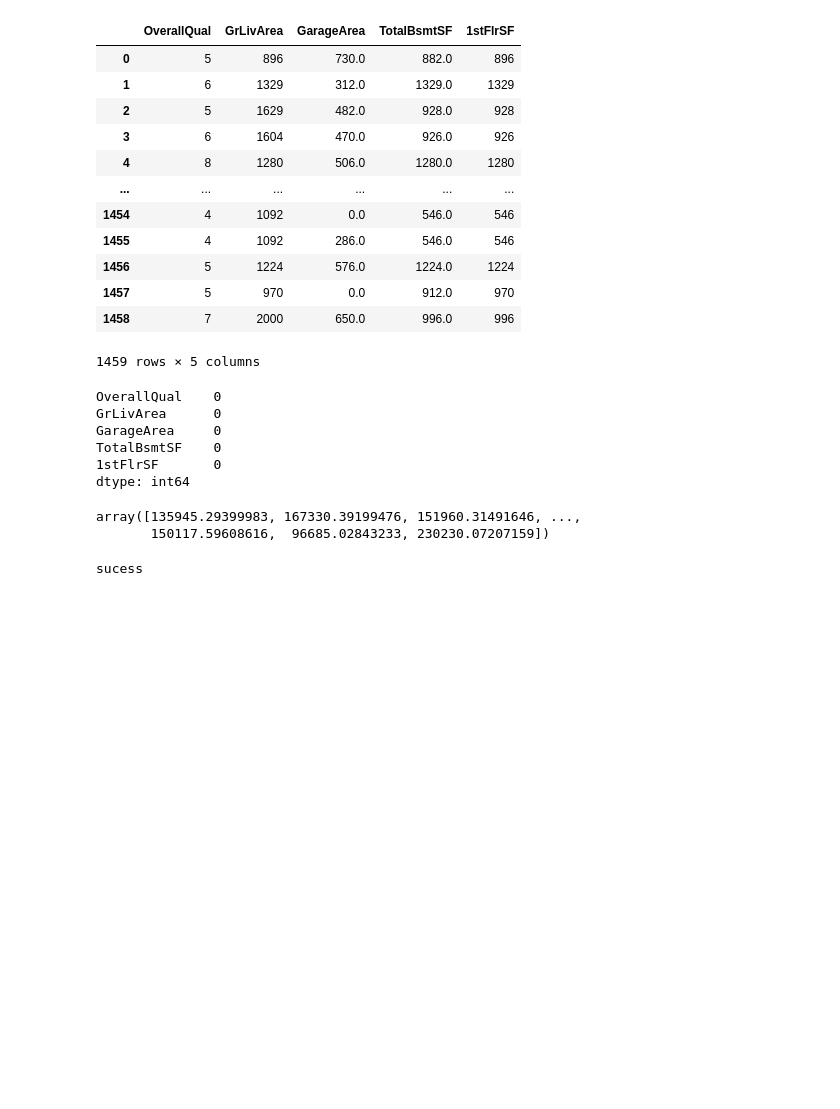
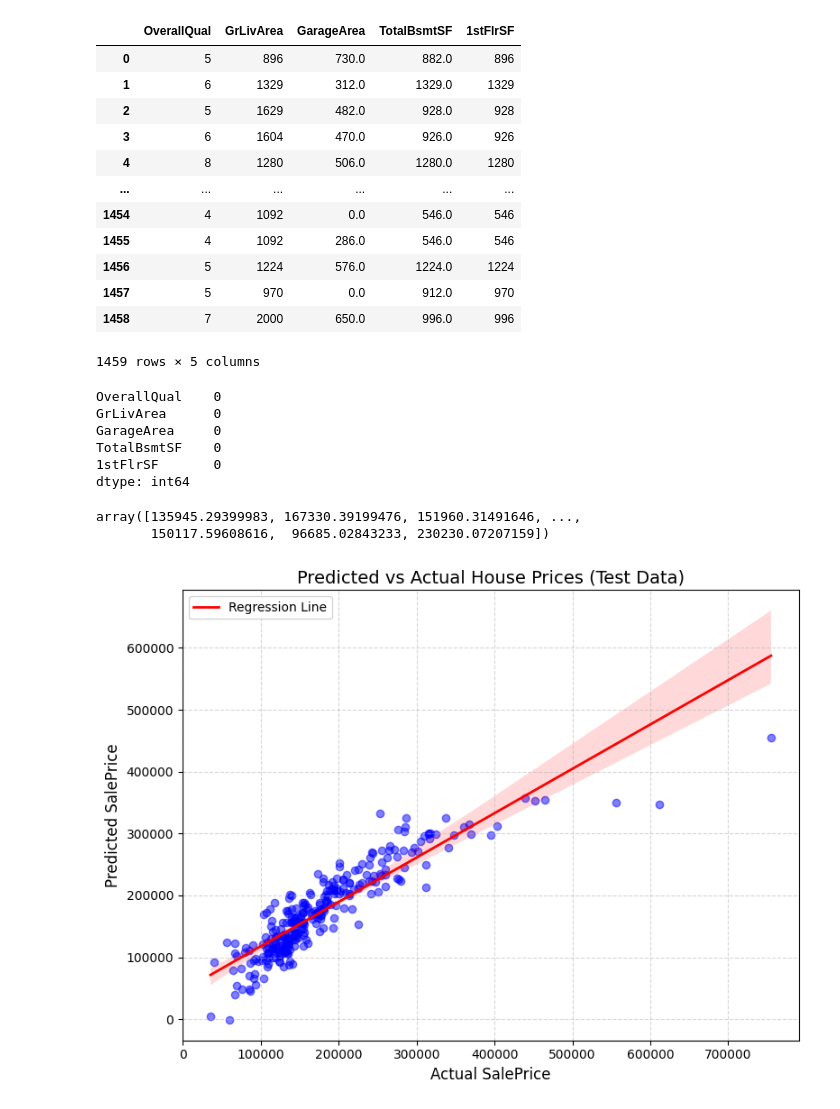
Before and after one commit to bala1592max/Bala_TQM_AI, a Jupyter notebook: house-price-prediction-project.ipynb, the cells around one changed output. Saved outputs shown, nothing was run; the diff lists cells and outputs as text; code cells hidden in the pictures; blank space fills up the shorter version.

```diff
--- a/house-price-prediction-project.ipynb
+++ b/house-price-prediction-project.ipynb
@@ -387,7 +401,20 @@ submission = pd.DataFrame({
     'SalePrice': final_pred})
 # %%
 submission.to_csv('submission.csv', index=False)
-# %%
-print('sucess')
-# %% [output]
-sucess
+# %%
+plt.figure(figsize=(8, 6))
+
+# Plot the scatter points and the regression line
+sns.regplot(x=y_test, y=y_pred,
+            scatter_kws={'alpha': 0.5, 'color': 'blue'},
+            line_kws={'color': 'red', 'linewidth': 2, 'label': 'Regression Line'})
+
+plt.title('Predicted vs Actual House Prices (Test Data)', fontsize=14)
+plt.xlabel('Actual SalePrice', fontsize=12)
+plt.ylabel('Predicted SalePrice', fontsize=12)
+plt.legend()
+plt.grid(True, linestyle='--', alpha=0.5)
+plt.tight_layout()
+plt.show()
+# %% [output]
+[figure, added]
```
Also changed, not shown: parts of 4 cells of this notebook.
